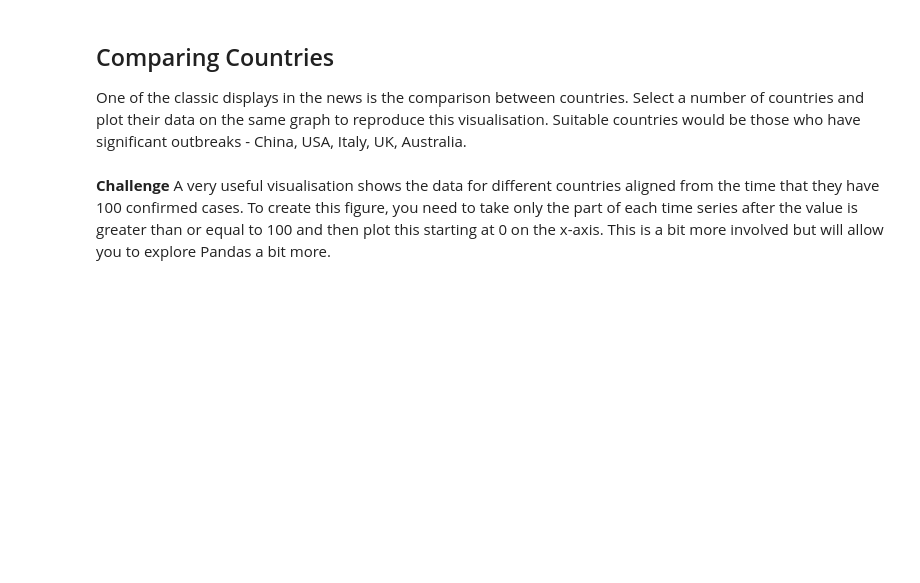
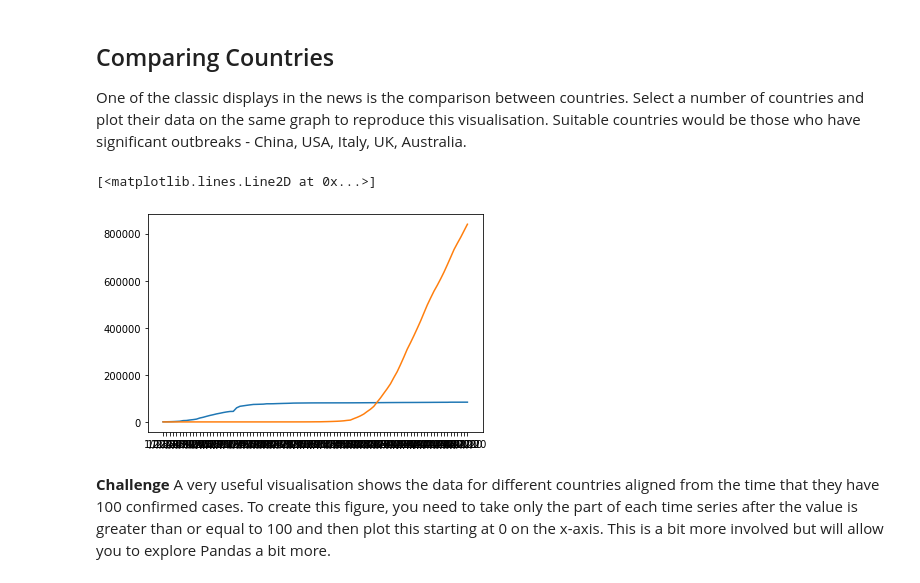
Before and after one commit to bhagyashreedhebe/MQ_DataScience, a Jupyter notebook: Portfolio 2.ipynb, the cells around one changed output. Drawn from its saved outputs; the diff is of its cells as text; code cells hidden in the pictures; blank space fills up the shorter version.

```diff
--- a/Portfolio 2.ipynb
+++ b/Portfolio 2.ipynb
@@ -96,6 +89,18 @@ KeyError: 'Country/Region'
 ## Comparing Countries
 
 One of the classic displays in the news is the comparison between countries.  Select a number of countries and plot their data on the same graph to reproduce this visualisation. Suitable countries would be those who have significant outbreaks - China, USA, Italy, UK, Australia.
+# %%
+a= grouped.loc['China']
+b= grouped.loc['US']
+c= grouped.loc['Italy']
+d= grouped.loc['United Kingdom']
+e= grouped.loc['Australia']
+# %%
+plt.plot(a)
+plt.plot(b)
+# %% [output]
+[<matplotlib.lines.Line2D at 0x...>]
+[figure, added]
 # %% [markdown]
 **Challenge** A very useful visualisation shows the data for different countries aligned from the time that they have 100 confirmed cases.  To create this figure, you need to take only the part of each time series after the value is greater than or equal to 100 and then plot this starting at 0 on the x-axis.  This is a bit more involved but will allow you to explore Pandas a bit more.
 # %% [markdown]
```
Also changed, not shown: parts of 8 cells of this notebook.
